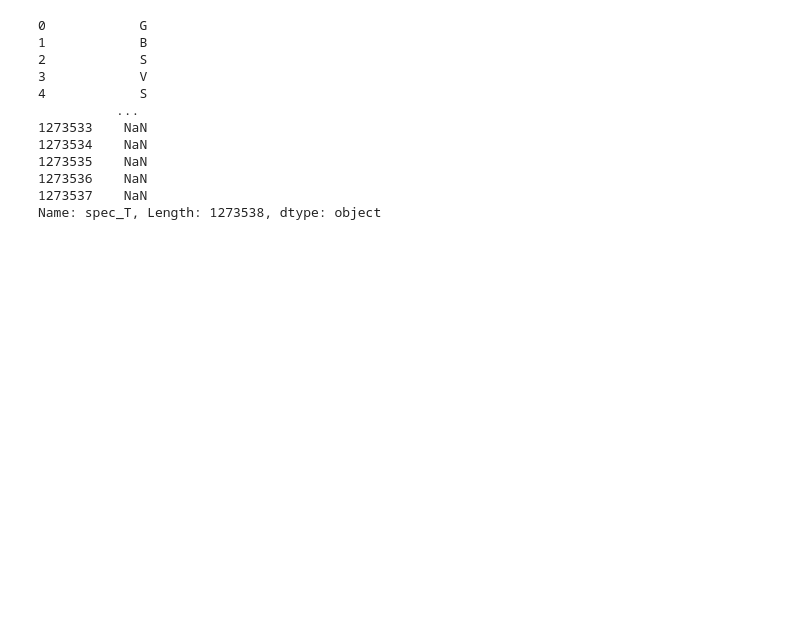
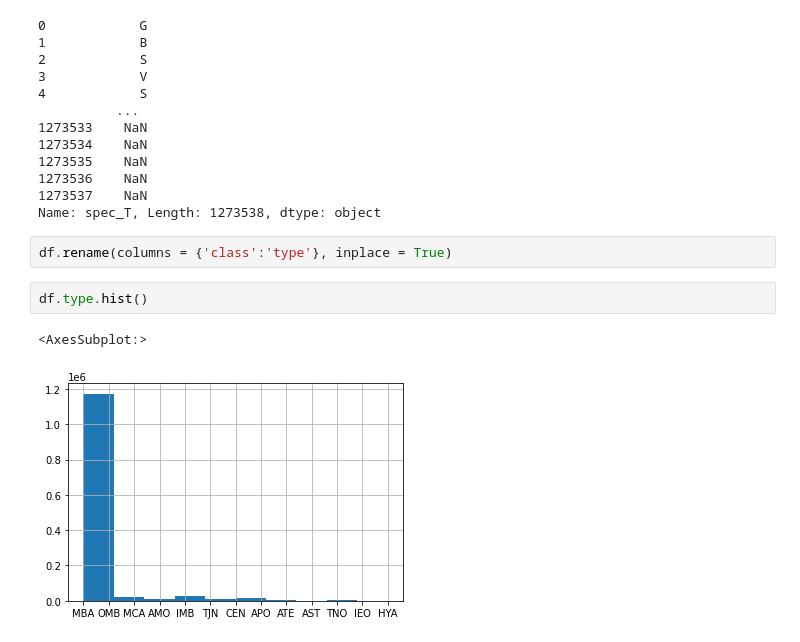
Before and after one commit to Naomi-SB/playing_around, a Jupyter notebook: asteroid_class.ipynb, the cells around one changed output. Saved outputs shown, nothing was run; the diff lists cells and outputs as text; blank space fills up the shorter version.

```diff
--- a/asteroid_class.ipynb
+++ b/asteroid_class.ipynb
@@ -122,3 +122,10 @@ df.spec_T
 1273536    NaN
 1273537    NaN
 Name: spec_T, Length: 1273538, dtype: object
+# %%
+df.rename(columns = {'class':'type'}, inplace = True)
+# %%
+df.type.hist()
+# %% [output]
+<AxesSubplot:>
+[figure, added]
```
Also changed, not shown: parts of 3 cells of this notebook.
